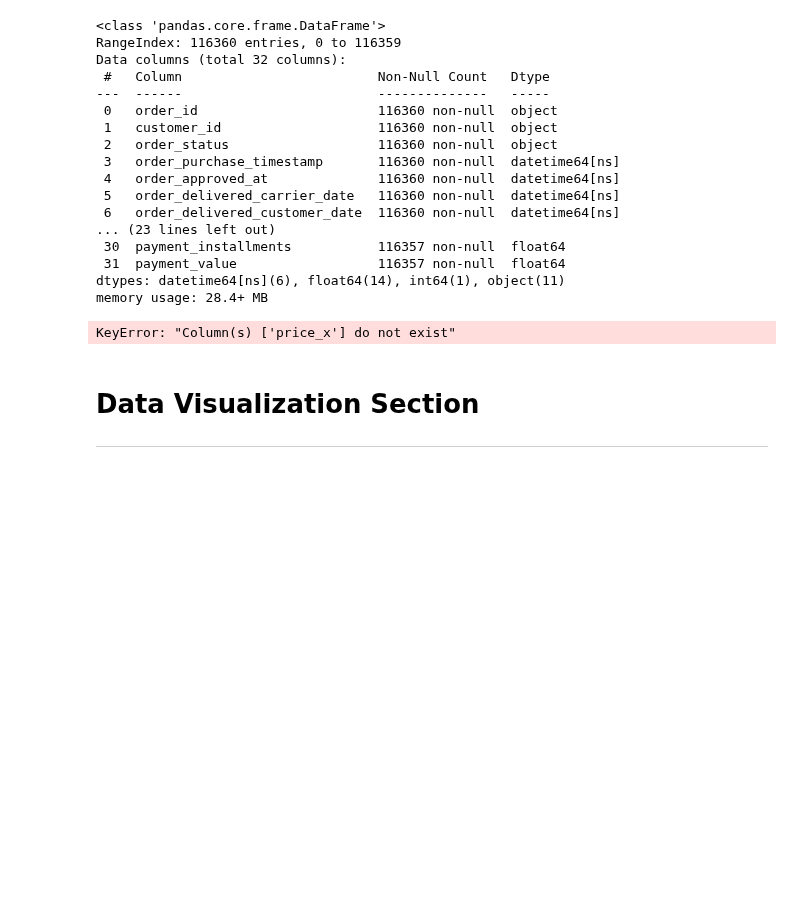
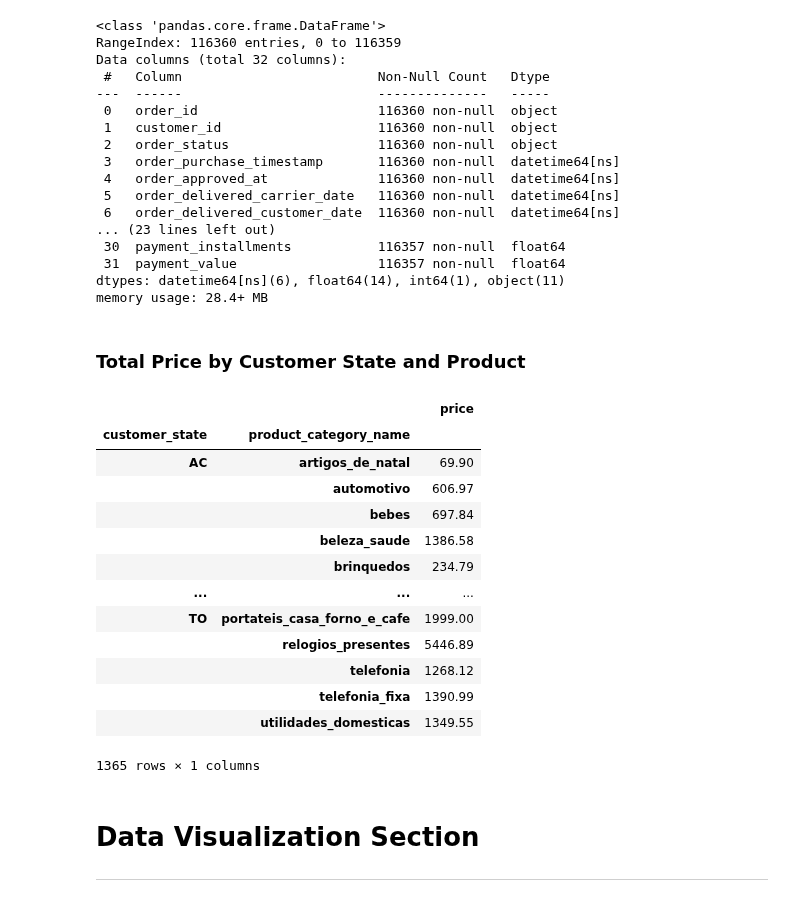
Before and after one commit to naufalmuafi/e-commerce_analysis_project, a Jupyter notebook: main.ipynb, the cells around one changed output. Cells and saved outputs as stored; diff of their text form; code cells hidden in the pictures; blank space fills up the shorter version.

```diff
--- a/main.ipynb
+++ b/main.ipynb
@@ -1442,12 +1436,27 @@ Data columns (total 32 columns):
  31  payment_value                  116357 non-null  float64
 dtypes: datetime64[ns](6), float64(14), int64(1), object(11)
 memory usage: 28.4+ MB
+# %% [markdown]
+### Total Price by Customer State and Product
 # %%
 all_df.groupby(by=["customer_state", "product_category_name"]).agg({
-  "price_x": "sum"
+  "price": "sum"
 })
 # %% [output]
+|  |  | price |
+| customer_state | product_category_name |  |
+| AC | artigos_de_natal | 69.90 |
+|  | automotivo | 606.97 |
+|  | bebes | 697.84 |
+|  | beleza_saude | 1386.58 |
+|  | brinquedos | 234.79 |
+| ... | ... | ... |
+| TO | portateis_casa_forno_e_cafe | 1999.00 |
+|  | relogios_presentes | 5446.89 |
+|  | telefonia | 1268.12 |
+|  | telefonia_fixa | 1390.99 |
+|  | utilidades_domesticas | 1349.55 |
-KeyError: "Column(s) ['price_x'] do not exist"
+1365 rows × 1 columns
 # %% [markdown]
 # Data Visualization Section
 ---
```
Also changed, not shown: parts of 6 cells of this notebook.
